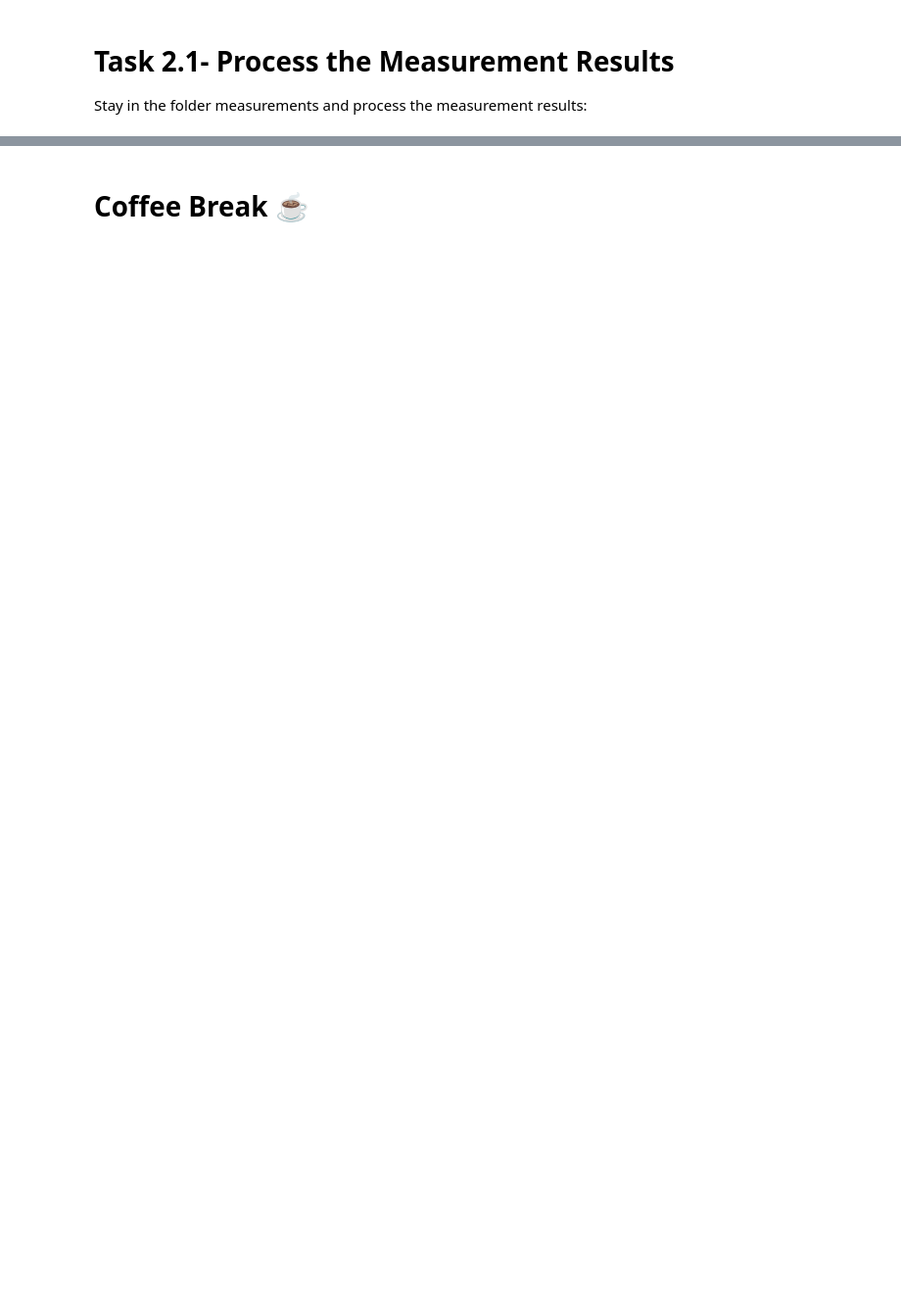
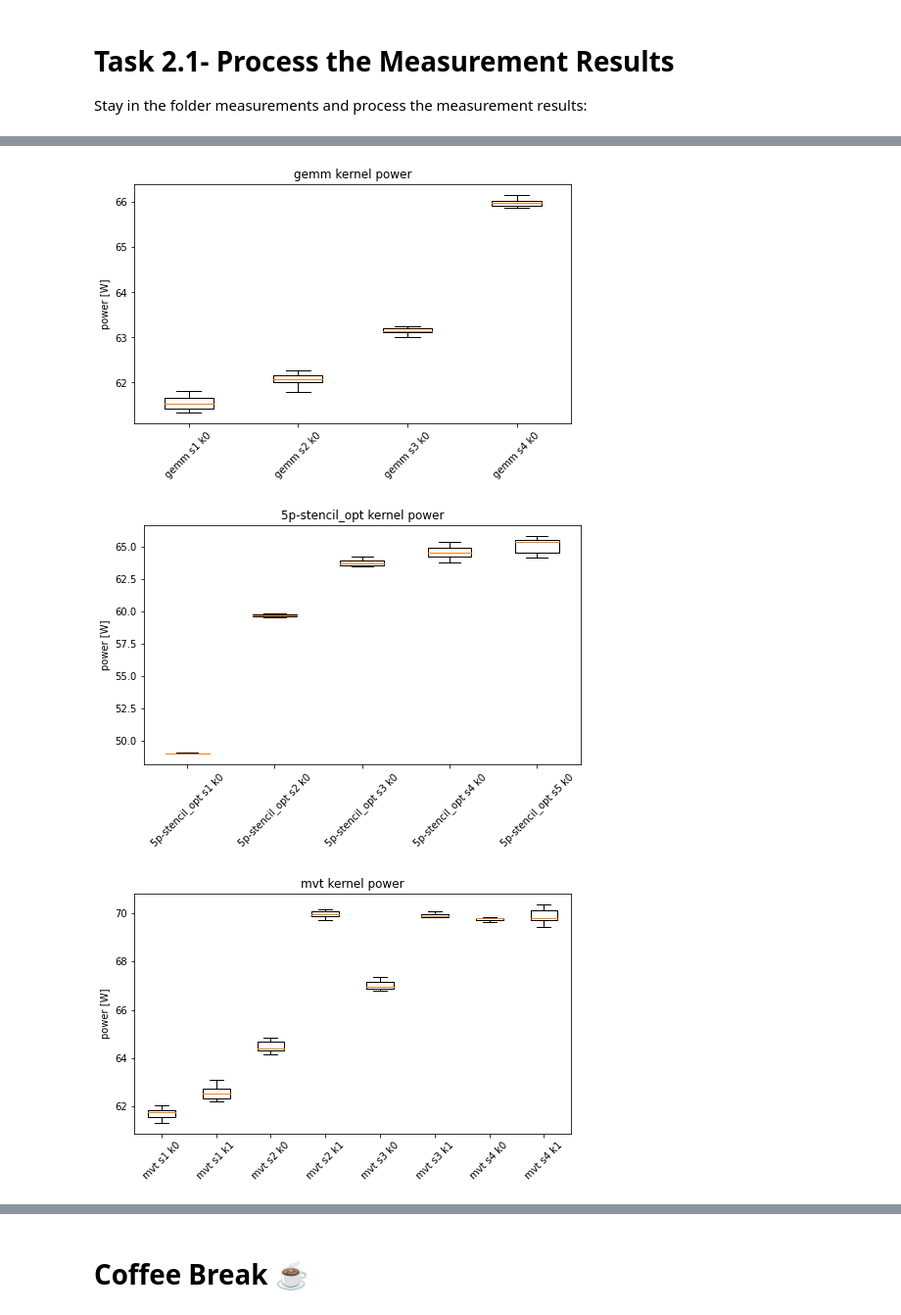
Before and after one commit to UniHD-CEG/gpu-mangrove-tutorial, a Jupyter notebook: hands-on.ipynb, the cells around one changed output, grey strips where cells are left out. Shown at 98% size. Drawn from its saved outputs; the diff is of its cells as text; code cells hidden in the pictures; blank space fills up the shorter version.

```diff
--- a/hands-on.ipynb
+++ b/hands-on.ipynb
@@ -415,0 +396,30 @@ ax1.xaxis.set_tick_params(rotation=45)
+# %%
+import pandas as pd
+import sqlite3
+import matplotlib.pyplot as plt
+
+# Replace T4 with K80 if you measured on the K80 GPU
+with sqlite3.Connection('measurements/kernel_power_T4.db') as conn:
+            df = pd.read_sql_query("select * from kernelpower", conn)
+
+for app in df['app'].unique():
+    df_filtered=df[df['app'] == app]
+    x_labels = []
+    data = []
+    for idx,values in df_filtered.groupby(['bench','app','dataset','lseq'])['power']:
+        # application name + dataset name + kernel number (launch sequence)
+        x_labels.append(idx[1]+' '+idx[2]+' k'+str(idx[3]))
+        data.append(values.values)
+
+    fig1, ax1 = plt.subplots(figsize=(8,4.5))
+    #ax1.set_yscale('log')
+
+    ax1.set_title(app + ' kernel power')
+    ax1.set_ylabel('power [W]')
+    res = ax1.boxplot(data, showfliers=False)
+    ax1.set_xticklabels(x_labels)
+    ax1.xaxis.set_tick_params(rotation=45)
+# %% [output]
+[figure, added]
+[figure, added]
+[figure, added]
```
Also changed, not shown: parts of 47 cells of this notebook, 3 other files.
